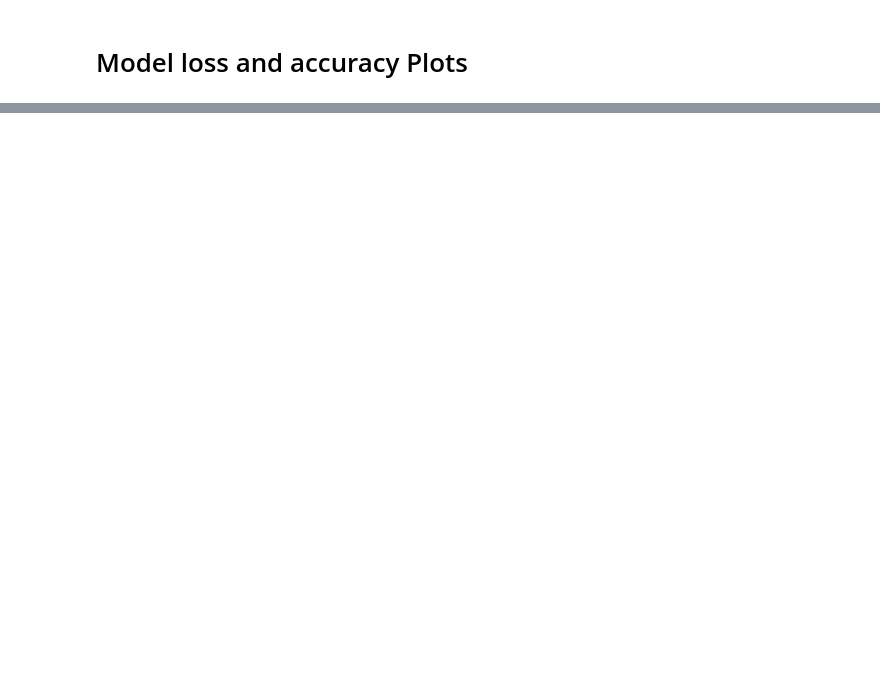
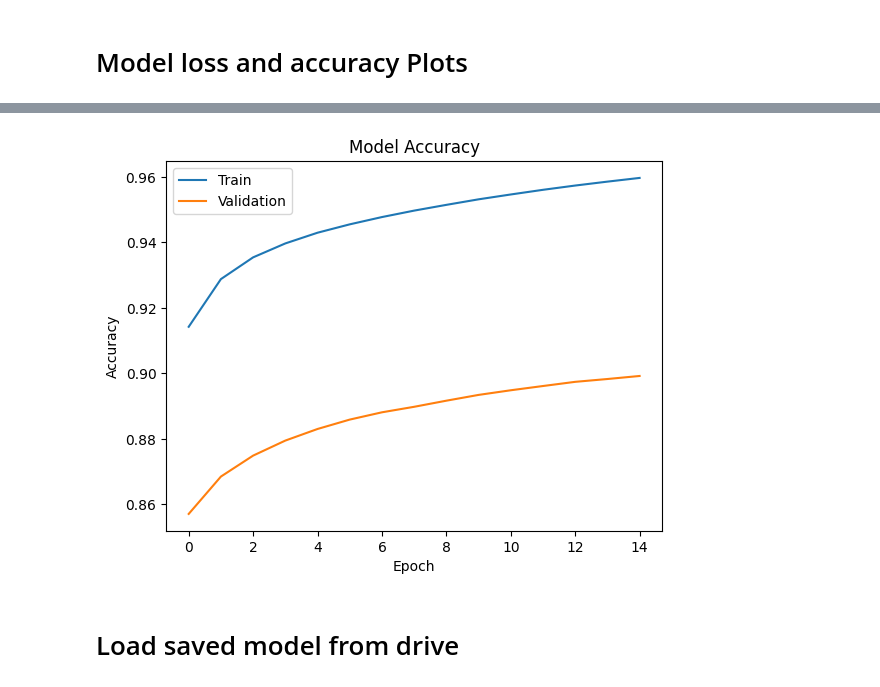
Before and after one commit to rakibulhaque9954/Machine_Learning_Translation, a Jupyter notebook: machine_translation_with_rnn.ipynb, the cells around one changed output, grey strips where cells are left out. Drawn from its saved outputs; the diff is of its cells as text; code cells hidden in the pictures; blank space fills up the shorter version.

```diff
--- a/machine_translation_with_rnn.ipynb
+++ b/machine_translation_with_rnn.ipynb
@@ -267,3 +267,35 @@ Total params: 23419808 (89.34 MB)
 Trainable params: 23419808 (89.34 MB)
 Non-trainable params: 0 (0.00 Byte)
 __________________________________________________________________________________________________
+# %%
+class BLEU(tf.keras.metrics.Metric):
+  def __init__(self, name='bleu_score'):
+    super(BLEU, self).__init__()
+    self.bleu_result = 0
+
+  def update_state(self, y_true, y_pred, sample_weight=None):
+    y_pred = tf.argmax(y_pred, axis=-1) # seeing if the predicted word is true or not
+    self.bleu_result = 0
+
+    for i, j in zip(y_true, y_pred):
+      tf.autograph.experimental.set_loop_options()
+
+      total_words = tf.math.count_nonzero(i)
+      total_matches = 0
+
+      for word in i:
+        if word == 0:
+          break
+        for q in range(len(j)):
+          if j[q] == 0:
+            break
+          if j[q] == word:
+            total_matches += 1
+            j = tf.boolean_mask(j, [False if y == q else True for y in range(len(j))])
+            break
+            # removes the matched word in the predicted sequence
+
+      self.bleu_result += total_matches / total_words
+
+  def result(self):
+    return self.bleu_result/BATCH_SIZE
@@ -296,0 +327,12 @@ plt.show()
+# %%
+plt.plot(history.history['accuracy'])
+plt.plot(history.history['val_accuracy'])
+plt.title('Model Accuracy')
+plt.ylabel('Accuracy')
+plt.xlabel('Epoch')
+plt.legend(['Train', 'Validation'], loc='upper left')
+plt.show()
+# %% [output]
+[figure, added]
+# %% [markdown]
+# Load saved model from drive
```
Also changed, not shown: parts of 18 cells of this notebook.
